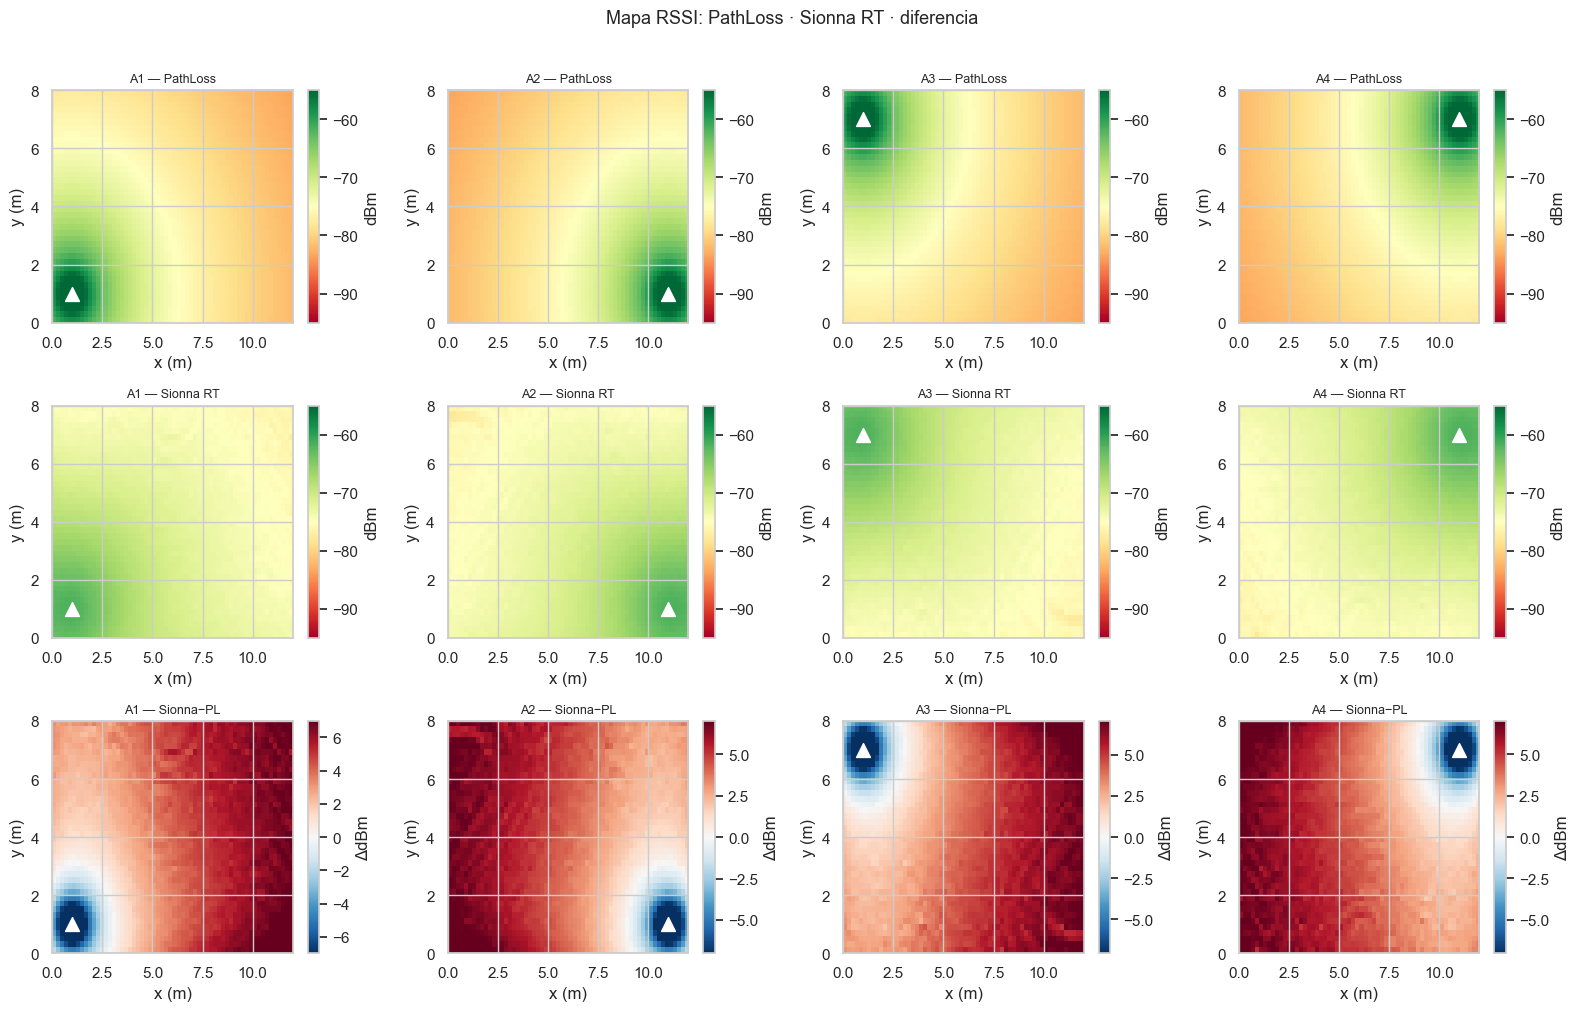
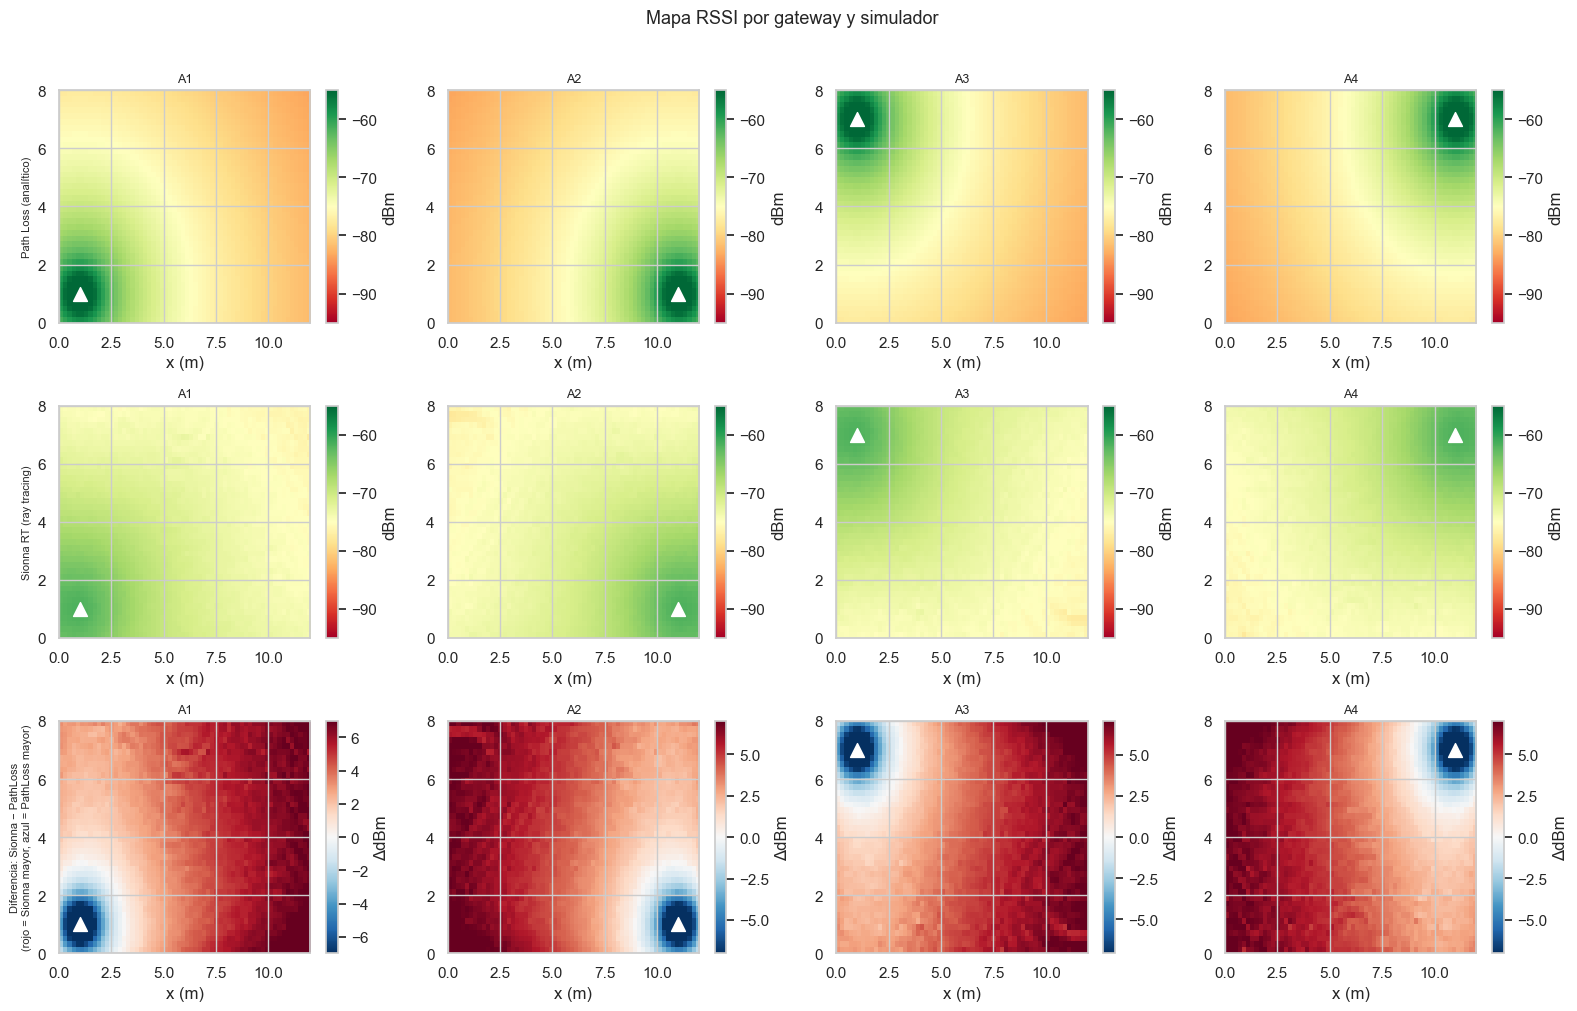
Code edit (unified diff) that turned the first committed figure into the second:
--- before
+++ after
@@ -13,29 +13,36 @@
     n_gw = len(rssi_cols)
     fig, axes = plt.subplots(3, n_gw, figsize=(4*n_gw, 10))
+    if n_gw == 1:
+        axes = axes[:, np.newaxis]
 
     vmin, vmax = -95, -55
+    row_titles = [
+        "Path Loss (analítico)",
+        "Sionna RT (ray tracing)",
+        "Diferencia: Sionna − PathLoss\n(rojo = Sionna mayor, azul = PathLoss mayor)",
+    ]
     for col_idx, gw in enumerate(env.gateways):
         zpl  = rssi_pl[:, col_idx].reshape(len(xs), len(ys))
         zsrt = rssi_srt[:, col_idx].reshape(len(xs), len(ys))
         diff = zsrt - zpl
+        lim  = np.percentile(np.abs(diff), 95)
 
-        for row, (data, title, cmap, v0, v1) in enumerate([
-            (zpl,  f"{gw.id} — PathLoss",    "RdYlGn", vmin, vmax),
-            (zsrt, f"{gw.id} — Sionna RT",   "RdYlGn", vmin, vmax),
-            (diff, f"{gw.id} — Sionna−PL",   "RdBu_r", None, None),
+        for row, (data, cmap, v0, v1, label) in enumerate([
+            (zpl,  "RdYlGn", vmin, vmax,  "dBm"),
+            (zsrt, "RdYlGn", vmin, vmax,  "dBm"),
+            (diff, "RdBu_r", -lim,  lim,  "ΔdBm"),
         ]):
             ax = axes[row][col_idx]
-            lim = np.percentile(np.abs(diff), 95) if row == 2 else None
-            im = ax.imshow(
-                data.T, origin="lower", aspect="auto",
-                extent=[0, room_w, 0, room_h], cmap=cmap,
-                vmin=(-lim if lim else v0), vmax=(lim if lim else v1),
-            )
+            im = ax.imshow(data.T, origin="lower", aspect="auto",
+                           extent=[0, room_w, 0, room_h],
+                           cmap=cmap, vmin=v0, vmax=v1)
             ax.scatter([gw.x_m], [gw.y_m], c="white", s=100, marker="^", zorder=5)
-            ax.set_title(title, fontsize=9)
-            ax.set_xlabel("x (m)"); ax.set_ylabel("y (m)")
-            plt.colorbar(im, ax=ax, label="dBm" if row < 2 else "ΔdBm")
+            ax.set_title(f"{gw.id}", fontsize=9)
+            ax.set_xlabel("x (m)")
+            if col_idx == 0:
+                ax.set_ylabel(row_titles[row], fontsize=8)
+            plt.colorbar(im, ax=ax, label=label)
 
-    plt.suptitle("Mapa RSSI: PathLoss · Sionna RT · diferencia", fontsize=13, y=1.01)
+    plt.suptitle("Mapa RSSI por gateway y simulador", fontsize=13, y=1.01)
     plt.tight_layout()
     plt.show()
@@ -46,15 +53,15 @@
         axes = [axes]
     for ax, col_idx, gw in zip(axes, range(n_gw), env.gateways):
-        ax.hist(rssi_pl[:, col_idx],  bins=40, alpha=0.6, color="steelblue", label="PathLoss")
+        ax.hist(rssi_pl[:, col_idx],  bins=40, alpha=0.6, color="steelblue", label="Path Loss")
         ax.hist(rssi_srt[:, col_idx], bins=40, alpha=0.6, color="tomato",    label="Sionna RT")
         ax.set_xlabel("RSSI (dBm)"); ax.set_title(gw.id)
         ax.legend(fontsize=8)
     axes[0].set_ylabel("Celdas de grilla")
-    plt.suptitle("Distribución RSSI medio (grilla 0.2m) — PathLoss vs Sionna RT", fontsize=12)
+    plt.suptitle("Distribución RSSI medio (grilla 0.2m) — Path Loss vs Sionna RT", fontsize=12)
     plt.tight_layout()
     plt.show()
 
     # Stats de la diferencia
-    print("\nDiferencia Sionna − PathLoss por gateway (dBm):")
+    print("Diferencia Sionna RT − Path Loss por gateway (dBm):")
     for col_idx, gw in enumerate(env.gateways):
         d = rssi_srt[:, col_idx] - rssi_pl[:, col_idx]

Commit: update eda